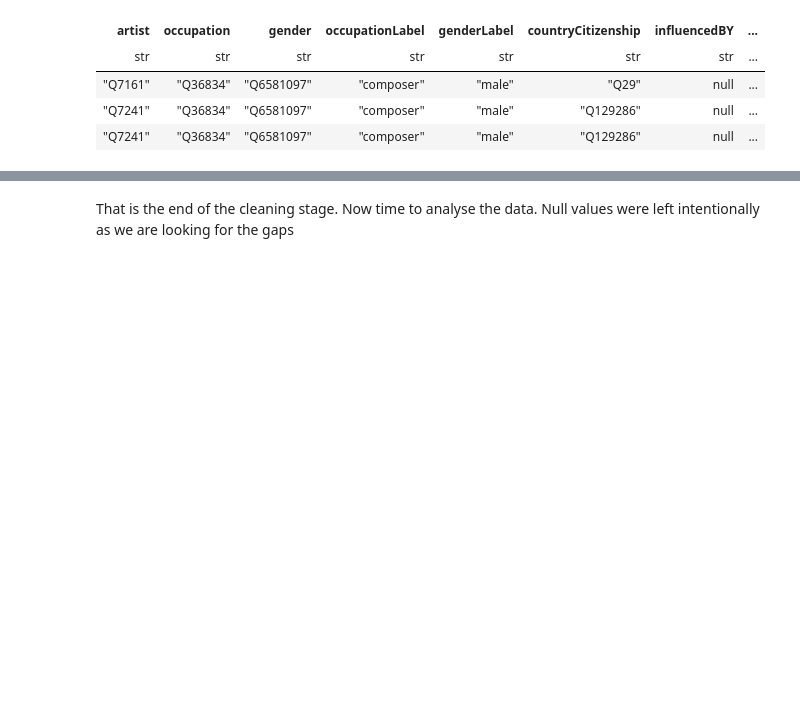
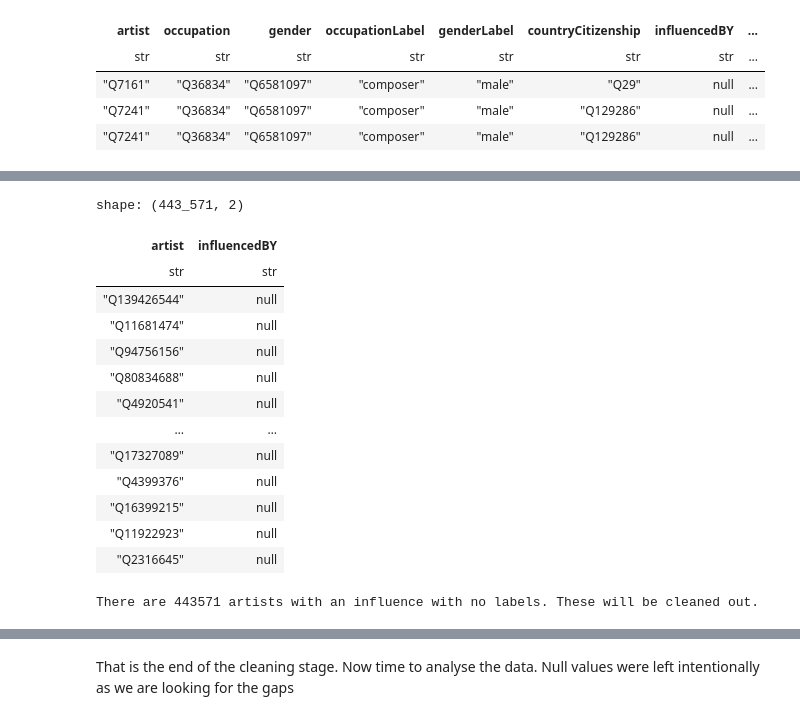
Before and after one commit to malik-files/MScDiss_IGASTNBK_, a Jupyter notebook: Main Code/cleaning_inspecting_labelling_Wikidata_artists.ipynb, the cells around one changed output, grey strips where cells are left out. Cells and saved outputs as stored; diff of their text form; code cells hidden in the pictures; blank space fills up the shorter version.

```diff
--- a/Main Code/cleaning_inspecting_labelling_Wikidata_artists.ipynb
+++ b/Main Code/cleaning_inspecting_labelling_Wikidata_artists.ipynb
@@ -46,2 +108,26 @@ There are 14134 artists with no default labels. These were cleaned out.
+# %%
+#Influences Labels without a label
+noLabelsInfluencedBY = artistDF.filter(
+    pl.col("influencedBY").is_in(pl.col("influencedBYLabel").implode(), nulls_equal=True)
+).select(pl.col(["artist", "influencedBY"])).unique()
+display(noLabelsInfluencedBY)
+print(f"There are {len(noLabelsInfluencedBY)} artists with an influence with no labels. These will be cleaned out.")
+noLabelsInfluencedBY.write_csv("./missingValuesStore/artistsEntitiesWithoutLabelledInfluences.csv")
+# %% [output]
+shape: (443_571, 2)
+| artist | influencedBY |
+| str | str |
+| "Q139426544" | null |
+| "Q11681474" | null |
+| "Q94756156" | null |
+| "Q80834688" | null |
+| "Q4920541" | null |
+| … | … |
+| "Q17327089" | null |
+| "Q4399376" | null |
+| "Q16399215" | null |
+| "Q11922923" | null |
+| "Q2316645" | null |
+There are 443571 artists with an influence with no labels. These will be cleaned out.
 # %%
 cleanedArtistDF = artistDF.filter(
```
Also changed, not shown: parts of 11 cells of this notebook, 7 other files.
